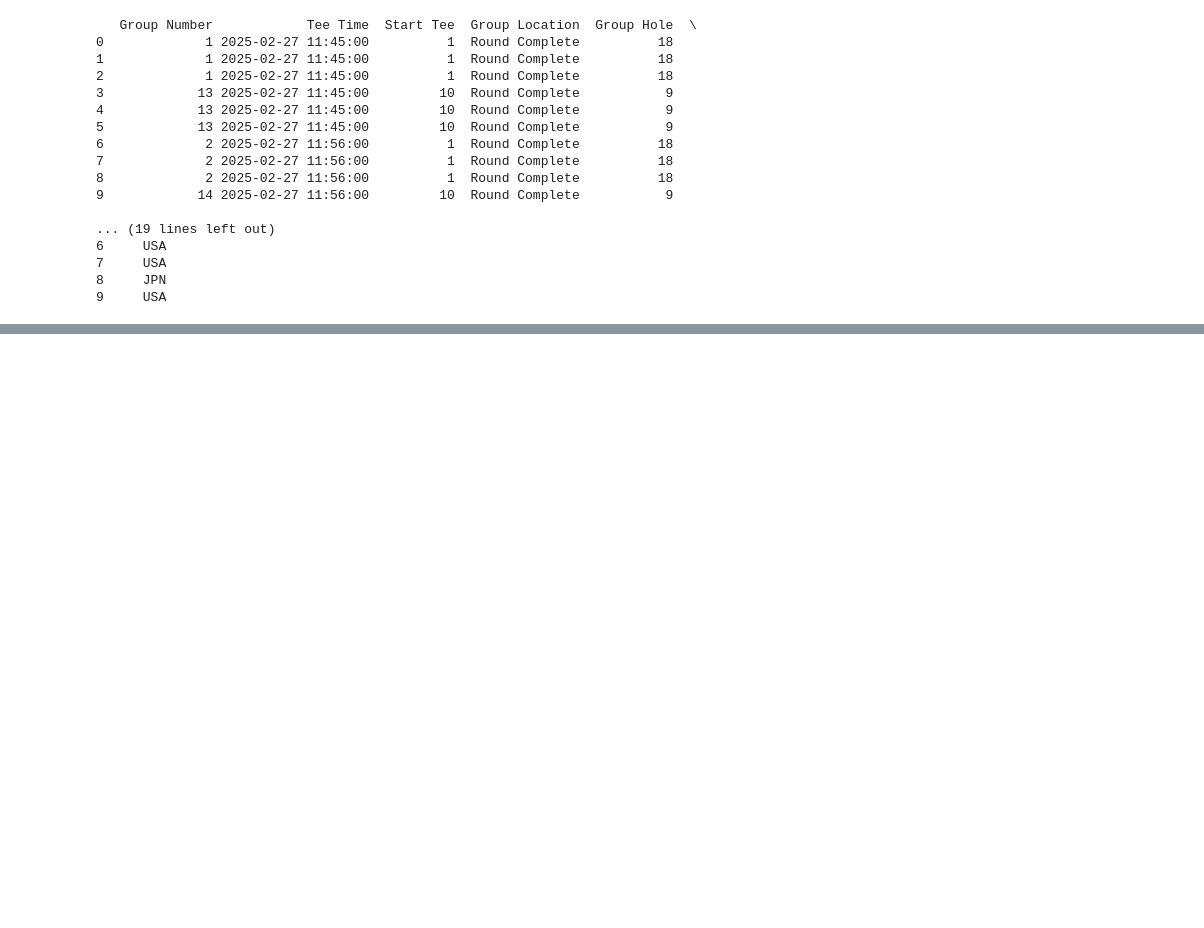
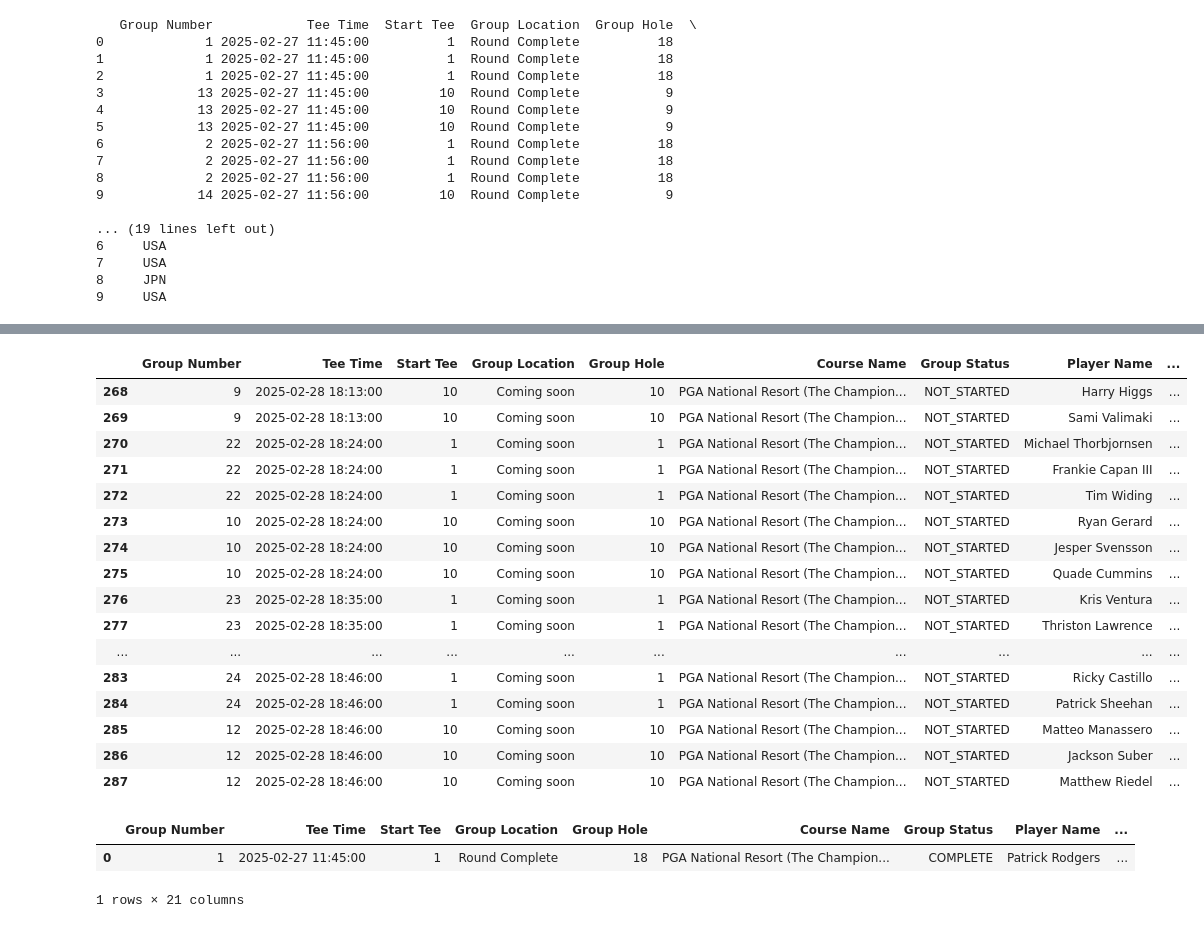
Before and after one commit to rypi314/data_golf, a Jupyter notebook: pga_analysis.ipynb, the cells around one changed output, grey strips where cells are left out. Cells and saved outputs as stored; diff of their text form; code cells hidden in the pictures; blank space fills up the shorter version.

```diff
--- a/pga_analysis.ipynb
+++ b/pga_analysis.ipynb
@@ -1,5 +1,6 @@
 # %%
 %run load_pga_tee_time.py
+df_tee_time = df
 # %% [output]
    Group Number            Tee Time  Start Tee  Group Location  Group Hole  \
 0             1 2025-02-27 11:45:00          1  Round Complete          18
@@ -22,0 +53,4 @@
+# %%
+# Function to extract last name
+def extract_last_name(full_name):
+    return full_name.split()[-1]
@@ -22,0 +60,23 @@
+# %%
+# Apply the function to the Full Name column to create a new Last Name column
+df_tee_time['Name_Key'] = df_tee_time['Player Name'].apply(extract_last_name)
+# %%
+df_tee_time.tail(20)
+# %% [output]
+|  | Group Number | Tee Time | Start Tee | Group Location | Group Hole | Course Name | Group Status | Player Name | ... |
+| 268 | 9 | 2025-02-28 18:13:00 | 10 | Coming soon | 10 | PGA National Resort (The Champion... | NOT_STARTED | Harry Higgs | ... |
+| 269 | 9 | 2025-02-28 18:13:00 | 10 | Coming soon | 10 | PGA National Resort (The Champion... | NOT_STARTED | Sami Valimaki | ... |
+| 270 | 22 | 2025-02-28 18:24:00 | 1 | Coming soon | 1 | PGA National Resort (The Champion... | NOT_STARTED | Michael Thorbjornsen | ... |
+| 271 | 22 | 2025-02-28 18:24:00 | 1 | Coming soon | 1 | PGA National Resort (The Champion... | NOT_STARTED | Frankie Capan III | ... |
+| 272 | 22 | 2025-02-28 18:24:00 | 1 | Coming soon | 1 | PGA National Resort (The Champion... | NOT_STARTED | Tim Widing | ... |
+| 273 | 10 | 2025-02-28 18:24:00 | 10 | Coming soon | 10 | PGA National Resort (The Champion... | NOT_STARTED | Ryan Gerard | ... |
+| 274 | 10 | 2025-02-28 18:24:00 | 10 | Coming soon | 10 | PGA National Resort (The Champion... | NOT_STARTED | Jesper Svensson | ... |
+| 275 | 10 | 2025-02-28 18:24:00 | 10 | Coming soon | 10 | PGA National Resort (The Champion... | NOT_STARTED | Quade Cummins | ... |
+| 276 | 23 | 2025-02-28 18:35:00 | 1 | Coming soon | 1 | PGA National Resort (The Champion... | NOT_STARTED | Kris Ventura | ... |
+| 277 | 23 | 2025-02-28 18:35:00 | 1 | Coming soon | 1 | PGA National Resort (The Champion... | NOT_STARTED | Thriston Lawrence | ... |
+| ... | ... | ... | ... | ... | ... | ... | ... | ... | ... |
+| 283 | 24 | 2025-02-28 18:46:00 | 1 | Coming soon | 1 | PGA National Resort (The Champion... | NOT_STARTED | Ricky Castillo | ... |
+| 284 | 24 | 2025-02-28 18:46:00 | 1 | Coming soon | 1 | PGA National Resort (The Champion... | NOT_STARTED | Patrick Sheehan | ... |
+| 285 | 12 | 2025-02-28 18:46:00 | 10 | Coming soon | 10 | PGA National Resort (The Champion... | NOT_STARTED | Matteo Manassero | ... |
+| 286 | 12 | 2025-02-28 18:46:00 | 10 | Coming soon | 10 | PGA National Resort (The Champion... | NOT_STARTED | Jackson Suber | ... |
+| 287 | 12 | 2025-02-28 18:46:00 | 10 | Coming soon | 10 | PGA National Resort (The Champion... | NOT_STARTED | Matthew Riedel | ... |
@@ -22,0 +85,6 @@
+# %%
+joindf.head(1)
+# %% [output]
+|  | Group Number | Tee Time | Start Tee | Group Location | Group Hole | Course Name | Group Status | Player Name | ... |
+| 0 | 1 | 2025-02-27 11:45:00 | 1 | Round Complete | 18 | PGA National Resort (The Champion... | COMPLETE | Patrick Rodgers | ... |
+1 rows × 21 columns
```
Also changed, not shown: parts of 6 cells of this notebook.
